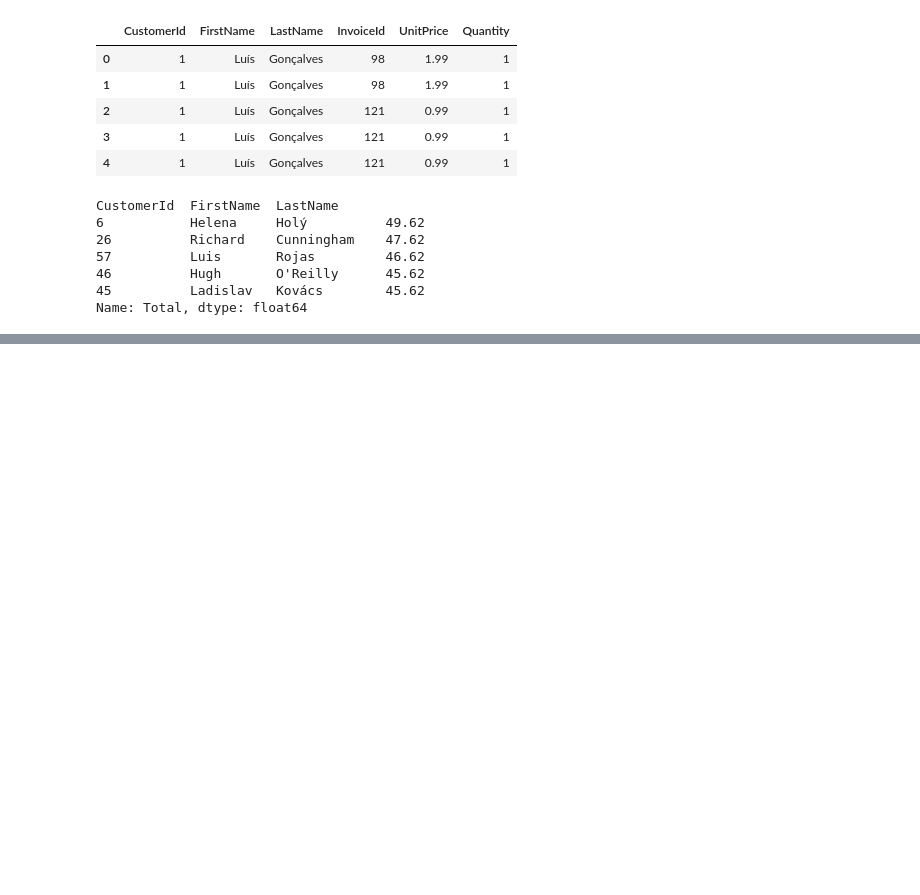
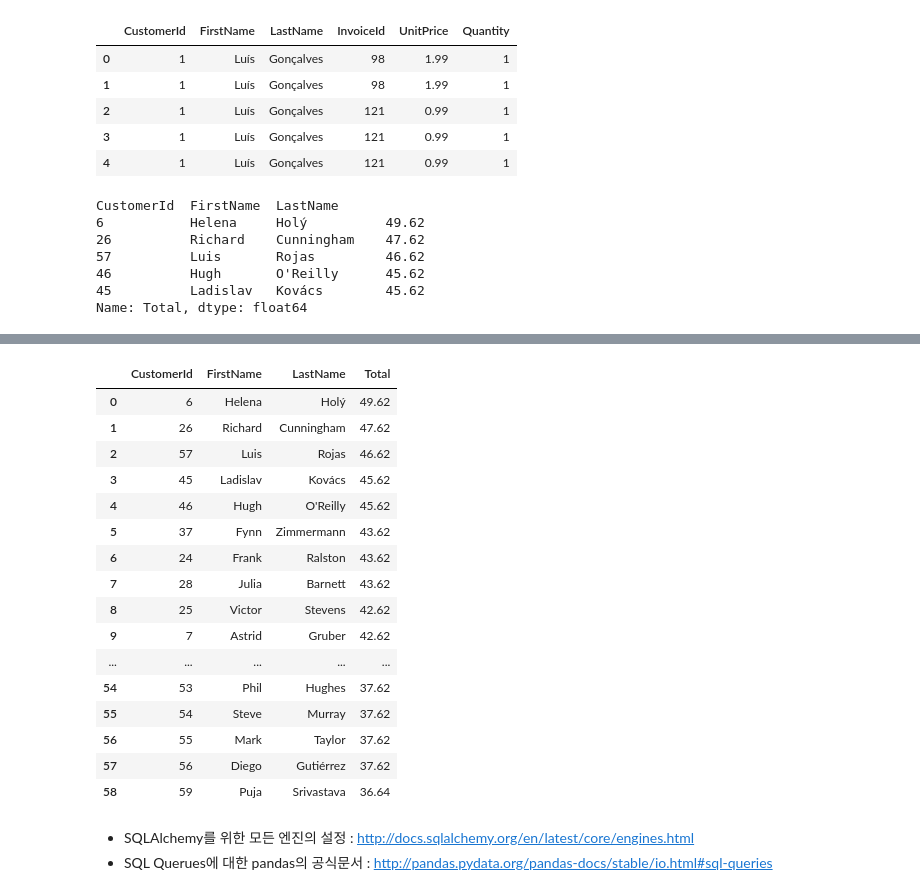
Before and after one commit to liberalapes/pandas_cookbook, a Jupyter notebook: 09장 Pandas 객체 합치기.ipynb, the cells around one changed output, grey strips where cells are left out. Drawn from its saved outputs; the diff is of its cells as text; code cells hidden in the pictures; blank space fills up the shorter version.

Commit message:
9장. Pandas 객체 합치기

```diff
--- a/09장 Pandas 객체 합치기.ipynb
+++ b/09장 Pandas 객체 합치기.ipynb
@@ -917,0 +957,41 @@ cust_inv['Total'] = cust_inv['Quantity'] * cust_inv['UnitPrice']
+# %%
+sql_string2 = '''
+    select
+    c.customerid,
+    c.FirstName,
+    c.LastName,
+    sum(ii.quantity * ii.unitprice) as Total
+from
+    customers as c
+join
+    invoices as i
+        on c.customerid = i.customerid
+join
+    invoice_items as ii
+        on i.invoiceid = ii.invoiceid
+group by
+    c.customerid, c.FirstName, c.LastName
+order by
+    Total desc'''
+pd.read_sql_query(sql_string2, engine)
+# %% [output]
+|  | CustomerId | FirstName | LastName | Total |
+| 0 | 6 | Helena | Holý | 49.62 |
+| 1 | 26 | Richard | Cunningham | 47.62 |
+| 2 | 57 | Luis | Rojas | 46.62 |
+| 3 | 45 | Ladislav | Kovács | 45.62 |
+| 4 | 46 | Hugh | O'Reilly | 45.62 |
+| 5 | 37 | Fynn | Zimmermann | 43.62 |
+| 6 | 24 | Frank | Ralston | 43.62 |
+| 7 | 28 | Julia | Barnett | 43.62 |
+| 8 | 25 | Victor | Stevens | 42.62 |
+| 9 | 7 | Astrid | Gruber | 42.62 |
+| ... | ... | ... | ... | ... |
+| 54 | 53 | Phil | Hughes | 37.62 |
+| 55 | 54 | Steve | Murray | 37.62 |
+| 56 | 55 | Mark | Taylor | 37.62 |
+| 57 | 56 | Diego | Gutiérrez | 37.62 |
+| 58 | 59 | Puja | Srivastava | 36.64 |
+# %% [markdown]
+- SQLAlchemy를 위한 모든 엔진의 설정 : http://docs.sqlalchemy.org/en/latest/core/engines.html
+- SQL Querues에 대한 pandas의 공식문서 : http://pandas.pydata.org/pandas-docs/stable/io.html#sql-queries
```
Also changed, not shown: parts of 4 cells of this notebook.
